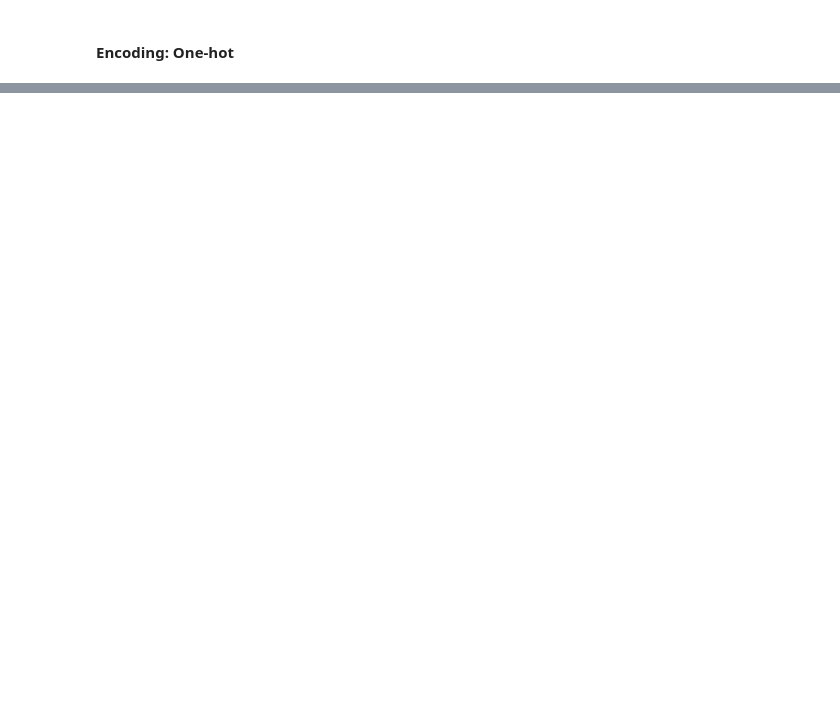
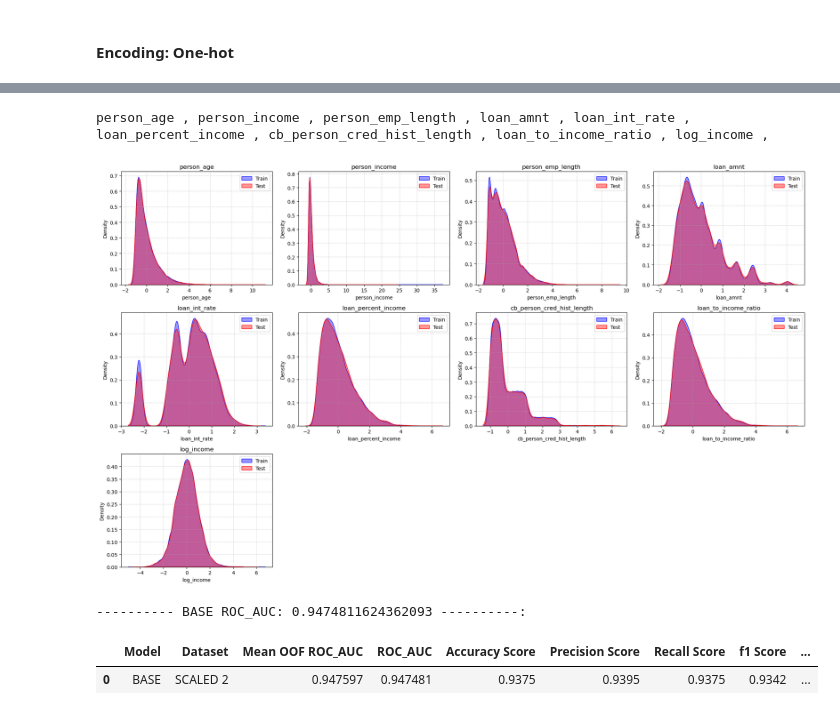
Before and after one commit to kgiannako/credit_risk_modelling, a Jupyter notebook: notebooks/credit-risk-model.ipynb, the cells around one changed output, grey strips where cells are left out. Saved outputs shown, nothing was run; the diff lists cells and outputs as text; code cells hidden in the pictures; blank space fills up the shorter version.

```diff
--- a/notebooks/credit-risk-model.ipynb
+++ b/notebooks/credit-risk-model.ipynb
@@ -1498,0 +1650,14 @@ evaluate_dataset(train_oh, test_oh, 'ORD_ENCODED')
+# %%
+train_scaled2, test_scaled2 = scale2(train_encoded, test_encoded, target_col= TARGET)
+# %% [output]
+person_age , person_income , person_emp_length , loan_amnt , loan_int_rate , loan_percent_income , cb_person_cred_hist_length , loan_to_income_ratio , log_income ,
+# %%
+kde_nums(train_scaled2, test_scaled2)
+# %% [output]
+[figure, added]
+# %%
+evaluate_dataset(train_scaled2, test_scaled2, 'SCALED 2')
+# %% [output]
+---------- BASE ROC_AUC: 0.9474811624362093 ----------:
+|  | Model | Dataset | Mean OOF ROC_AUC | ROC_AUC | Accuracy Score | Precision Score | Recall Score | f1 Score | ... |
+| 0 | BASE | SCALED 2 | 0.947597 | 0.947481 | 0.9375 | 0.9395 | 0.9375 | 0.9342 | ... |
```
Also changed, not shown: parts of 11 cells of this notebook.
